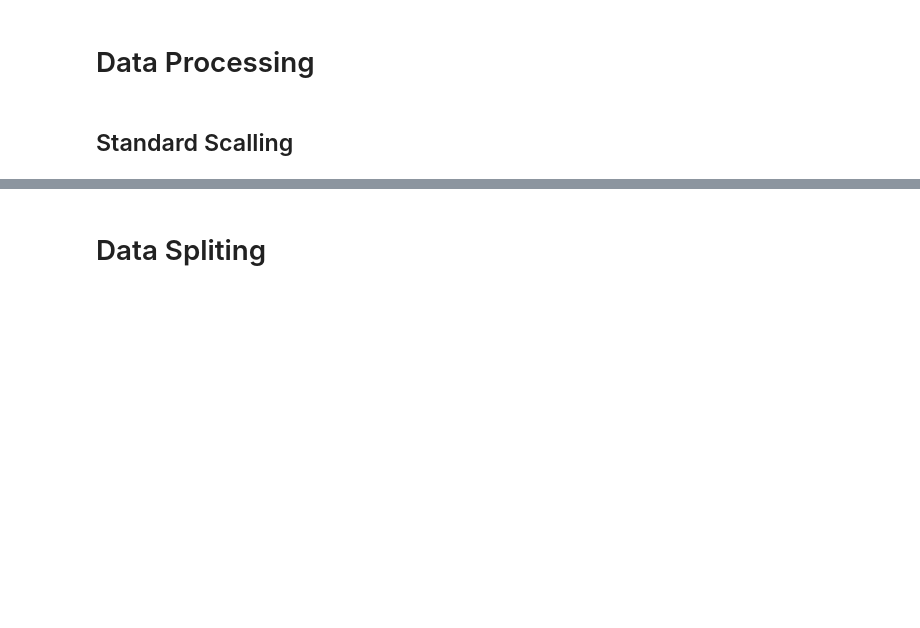
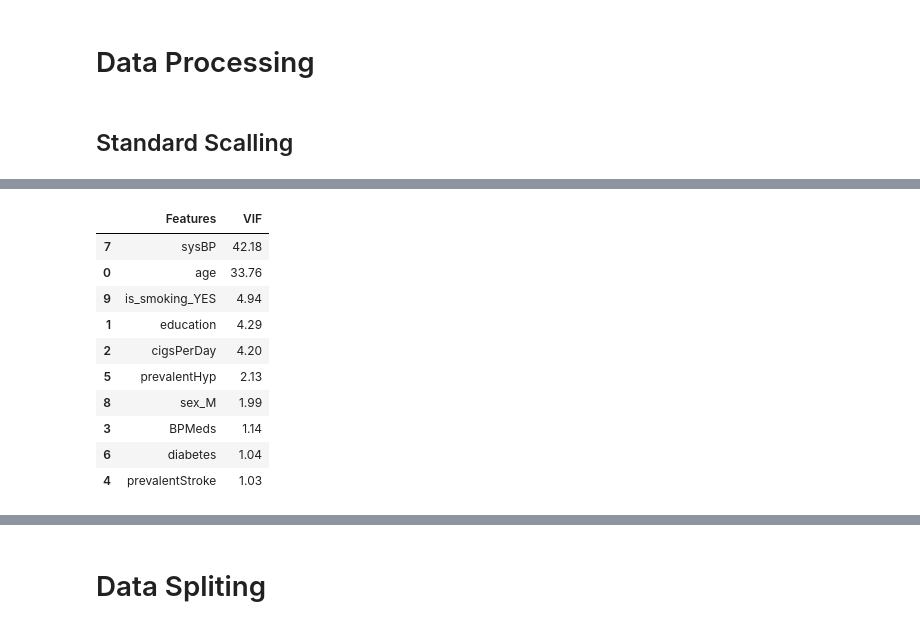
Before and after one commit to SajalSinha/CardioVascular-Risk-Prediction, a Jupyter notebook: CardiovascularRiskPrediction.ipynb, the cells around one changed output, grey strips where cells are left out. Cells and saved outputs as stored; diff of their text form; code cells hidden in the pictures; blank space fills up the shorter version.

```diff
--- a/CardiovascularRiskPrediction.ipynb
+++ b/CardiovascularRiskPrediction.ipynb
@@ -317,0 +457,5 @@ X = sc.fit_transform(X)
+# %%
+X_train_new = X_train_new.drop(["sex_F"],axis = 1)
+X_train_lm = sm.add_constant(X_train_new)
+lm = sm.OLS(y__train,X_train_lm).fit()
+print(lm.summary())
@@ -317,0 +480,20 @@ X = sc.fit_transform(X)
+# %%
+vif = pd.DataFrame()
+X = X_train_new
+vif['Features'] = X.columns
+vif['VIF'] = [variance_inflation_factor(X.values, i) for i in range(X.shape[1])]
+vif['VIF'] = round(vif['VIF'], 2)
+vif = vif.sort_values(by = "VIF", ascending = False)
+vif
+# %% [output]
+|  | Features | VIF |
+| 7 | sysBP | 42.18 |
+| 0 | age | 33.76 |
+| 9 | is_smoking_YES | 4.94 |
+| 1 | education | 4.29 |
+| 2 | cigsPerDay | 4.20 |
+| 5 | prevalentHyp | 2.13 |
+| 8 | sex_M | 1.99 |
+| 3 | BPMeds | 1.14 |
+| 6 | diabetes | 1.04 |
+| 4 | prevalentStroke | 1.03 |
```
Also changed, not shown: parts of 27 cells of this notebook.
